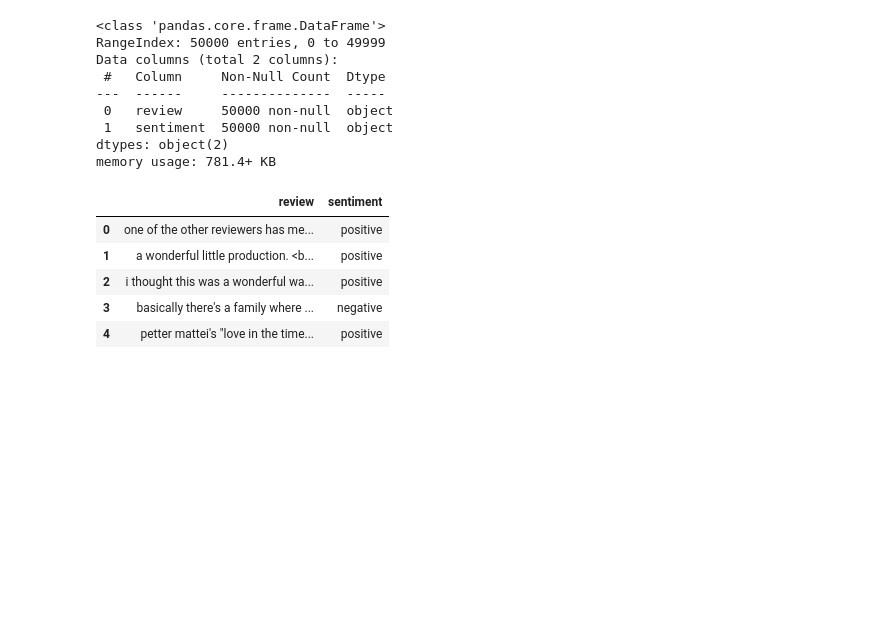
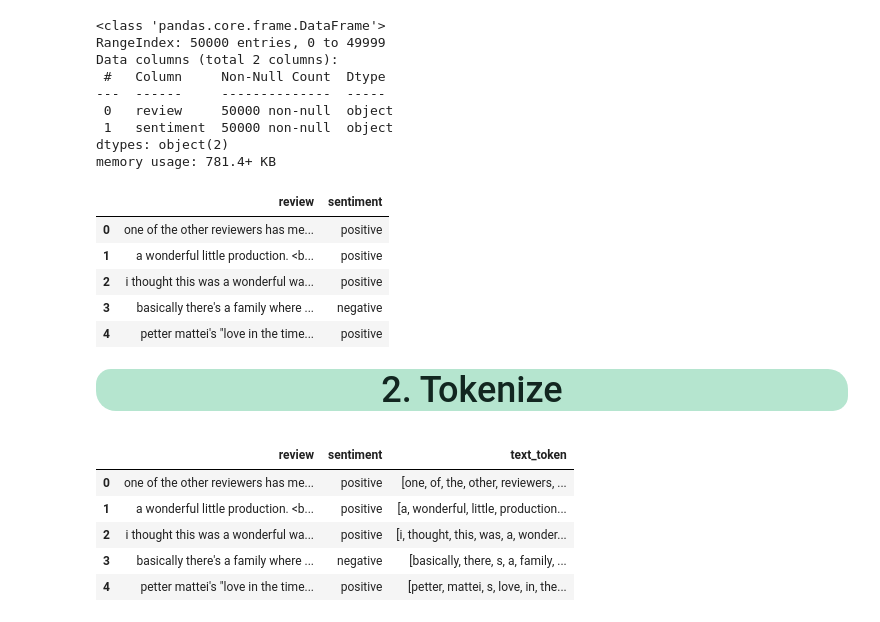
Before and after one commit to Laurence-kyla/sentiment_analysis_IMDB, a Jupyter notebook: sentiment_analysis_IMDB_Git.ipynb, the cells around one changed output. Cells and saved outputs as stored; diff of their text form; code cells hidden in the pictures; blank space fills up the shorter version.

```diff
--- a/sentiment_analysis_IMDB_Git.ipynb
+++ b/sentiment_analysis_IMDB_Git.ipynb
@@ -61,3 +61,21 @@ df_imdb.head()
 | 2 | i thought this was a wonderful wa... | positive |
 | 3 | basically there's a family where ... | negative |
 | 4 | petter mattei's "love in the time... | positive |
+# %% [markdown]
+<a id='2'>
+<p style="padding:10px;background-color:#B5E5CF;margin:0;color:#122620;font-family:newtimeroman;font-size:240%;text-align:center;border-radius: 15px 20px; overflow:hidden; font-weight:500">2. Tokenize</p>
+
+<p style="text-align:center; "></a></p>
+# %%
+# use NLTK’s RegexpTokenizer to perform tokenization in combination with regular expressions
+regexp = RegexpTokenizer('\w+')
+
+df_imdb['text_token']=df_imdb['review'].apply(regexp.tokenize)
+df_imdb.head()
+# %% [output]
+|  | review | sentiment | text_token |
+| 0 | one of the other reviewers has me... | positive | [one, of, the, other, reviewers, ... |
+| 1 | a wonderful little production. <b... | positive | [a, wonderful, little, production... |
+| 2 | i thought this was a wonderful wa... | positive | [i, thought, this, was, a, wonder... |
+| 3 | basically there's a family where ... | negative | [basically, there, s, a, family, ... |
+| 4 | petter mattei's "love in the time... | positive | [petter, mattei, s, love, in, the... |
```
Also changed, not shown: parts of 12 cells of this notebook.
